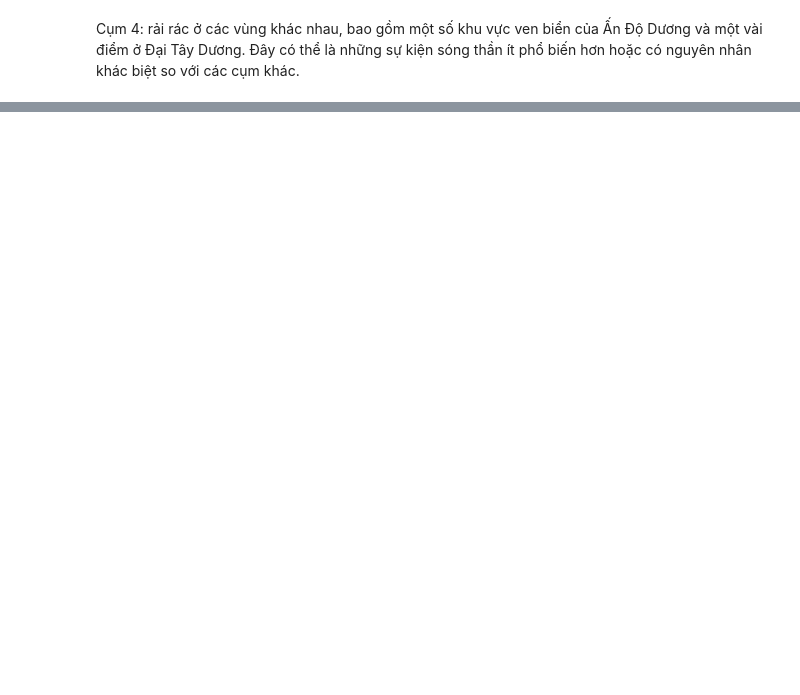
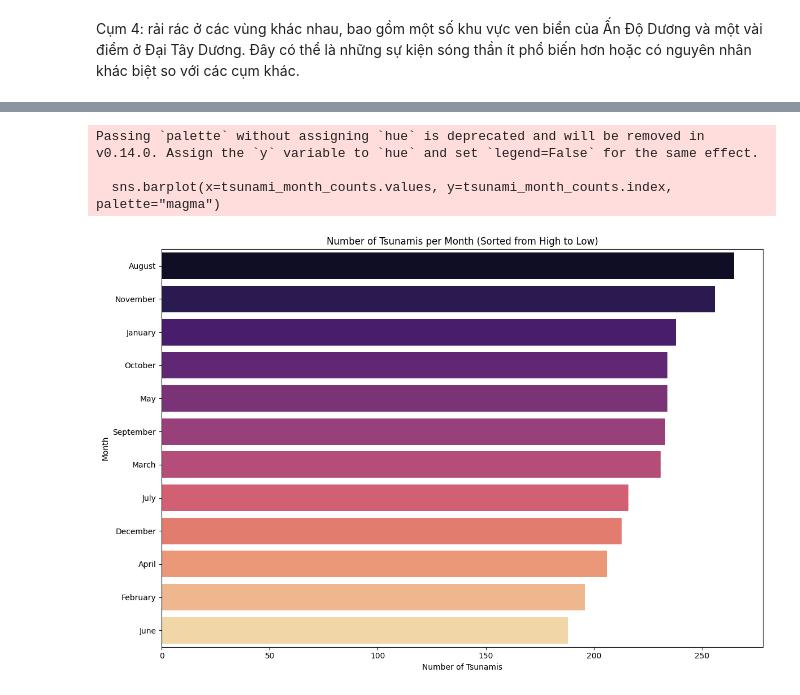
Before and after one commit to PhamThuyDung-GitHub/Smart-Decision, a Jupyter notebook: Tsunami_code.ipynb, the cells around one changed output, grey strips where cells are left out. Cells and saved outputs as stored; diff of their text form; code cells hidden in the pictures; blank space fills up the shorter version.

```diff
--- a/Tsunami_code.ipynb
+++ b/Tsunami_code.ipynb
@@ -315,0 +415,42 @@ Cụm 4: rải rác ở các vùng khác nhau, bao gồm một số khu vực ve
+# %%
+# Drop rows with missing 'Mo' values
+tsunami = tsunami.dropna(subset=['Mo'])
+
+# Convert the 'Mo' column to integer
+tsunami['Mo'] = tsunami['Mo'].astype(int)
+
+# Create a dictionary mapping month numbers to month names
+month_mapping = {
+    1: "January", 2: "February", 3: "March", 4: "April",
+    5: "May", 6: "June", 7: "July", 8: "August",
+    9: "September", 10: "October", 11: "November", 12: "December"
+}
+
+# Replace the month numbers with the month names
+tsunami['Month Name'] = tsunami['Mo'].replace(month_mapping)
+
+# Count the number of tsunamis per month
+tsunami_month_counts = tsunami['Month Name'].value_counts()
+
+# Sort the counts from highest to lowest
+tsunami_month_counts = tsunami_month_counts.sort_values(ascending=False)
+# %%
+# Create the plot
+plt.figure(figsize=(12, 8))
+sns.barplot(x=tsunami_month_counts.values, y=tsunami_month_counts.index, palette="magma")
+
+# Add labels and title
+plt.xlabel('Number of Tsunamis')
+plt.ylabel('Month')
+plt.title('Number of Tsunamis per Month (Sorted from High to Low)')
+
+# Adjust layout for better readability
+plt.tight_layout()
+
+# Show the plot
+plt.show()
+# %% [output]
+Passing `palette` without assigning `hue` is deprecated and will be removed in v0.14.0. Assign the `y` variable to `hue` and set `legend=False` for the same effect.
+
+  sns.barplot(x=tsunami_month_counts.values, y=tsunami_month_counts.index, palette="magma")
+[figure, added]
```
Also changed, not shown: parts of 23 cells of this notebook.
